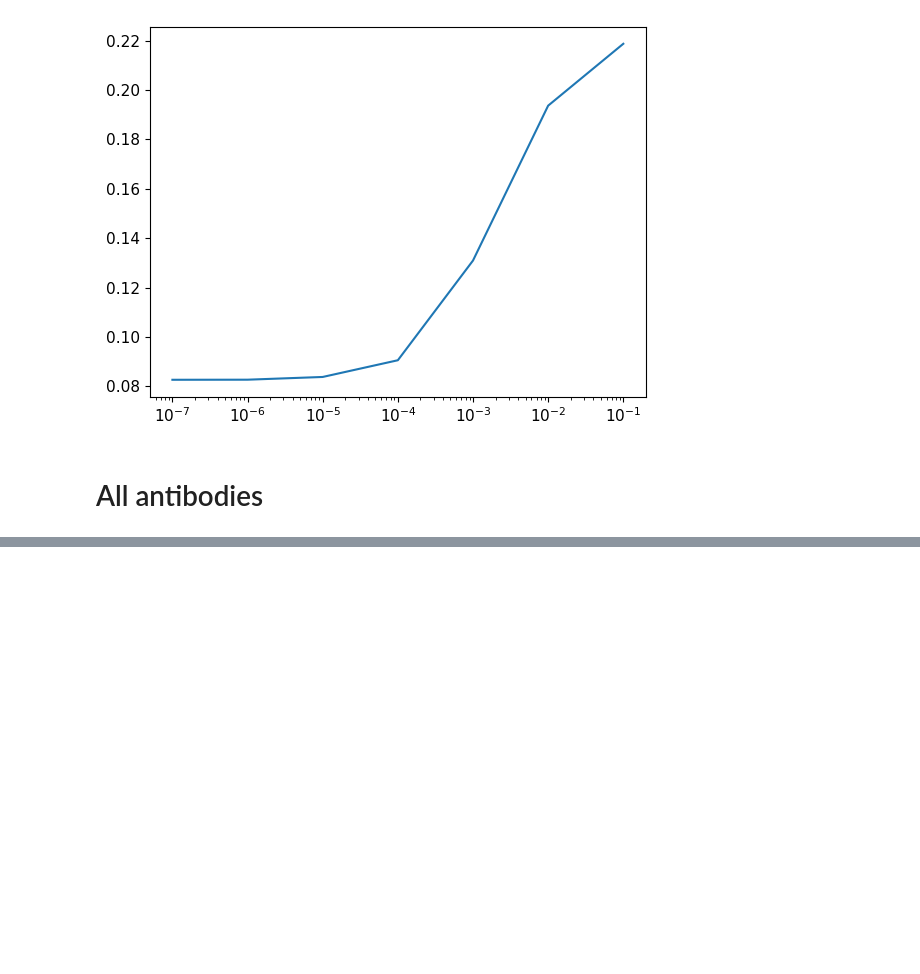
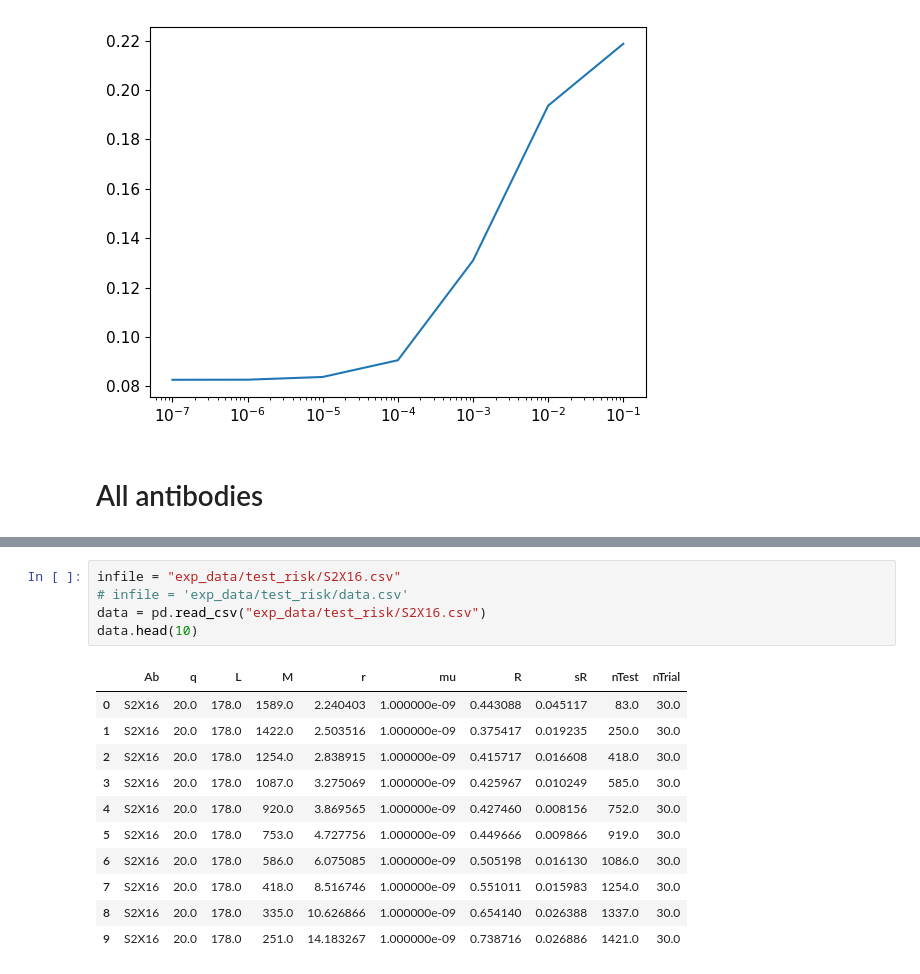
Before and after one commit to AleCorso/DMSAnalysis, a Jupyter notebook: numerical_optimal_mu.ipynb, the cells around one changed output, grey strips where cells are left out. Saved outputs shown, nothing was run; the diff lists cells and outputs as text; blank space fills up the shorter version.

```diff
--- a/numerical_optimal_mu.ipynb
+++ b/numerical_optimal_mu.ipynb
@@ -456 +467,18 @@ abs = pd.read_csv(exp_data_path+"ab_classification.csv")
+# %%
+infile = "exp_data/test_risk/S2X16.csv"
+# infile = 'exp_data/test_risk/data.csv'
+data = pd.read_csv("exp_data/test_risk/S2X16.csv")
+data.head(10)
+# %% [output]
+|  | Ab | q | L | M | r | mu | R | sR | nTest | nTrial |
+| 0 | S2X16 | 20.0 | 178.0 | 1589.0 | 2.240403 | 1.000000e-09 | 0.443088 | 0.045117 | 83.0 | 30.0 |
+| 1 | S2X16 | 20.0 | 178.0 | 1422.0 | 2.503516 | 1.000000e-09 | 0.375417 | 0.019235 | 250.0 | 30.0 |
+| 2 | S2X16 | 20.0 | 178.0 | 1254.0 | 2.838915 | 1.000000e-09 | 0.415717 | 0.016608 | 418.0 | 30.0 |
+| 3 | S2X16 | 20.0 | 178.0 | 1087.0 | 3.275069 | 1.000000e-09 | 0.425967 | 0.010249 | 585.0 | 30.0 |
+| 4 | S2X16 | 20.0 | 178.0 | 920.0 | 3.869565 | 1.000000e-09 | 0.427460 | 0.008156 | 752.0 | 30.0 |
+| 5 | S2X16 | 20.0 | 178.0 | 753.0 | 4.727756 | 1.000000e-09 | 0.449666 | 0.009866 | 919.0 | 30.0 |
+| 6 | S2X16 | 20.0 | 178.0 | 586.0 | 6.075085 | 1.000000e-09 | 0.505198 | 0.016130 | 1086.0 | 30.0 |
+| 7 | S2X16 | 20.0 | 178.0 | 418.0 | 8.516746 | 1.000000e-09 | 0.551011 | 0.015983 | 1254.0 | 30.0 |
+| 8 | S2X16 | 20.0 | 178.0 | 335.0 | 10.626866 | 1.000000e-09 | 0.654140 | 0.026388 | 1337.0 | 30.0 |
+| 9 | S2X16 | 20.0 | 178.0 | 251.0 | 14.183267 | 1.000000e-09 | 0.738716 | 0.026886 | 1421.0 | 30.0 |
 # %%
```
Also changed, not shown: parts of 3 cells of this notebook, 1 other file.
